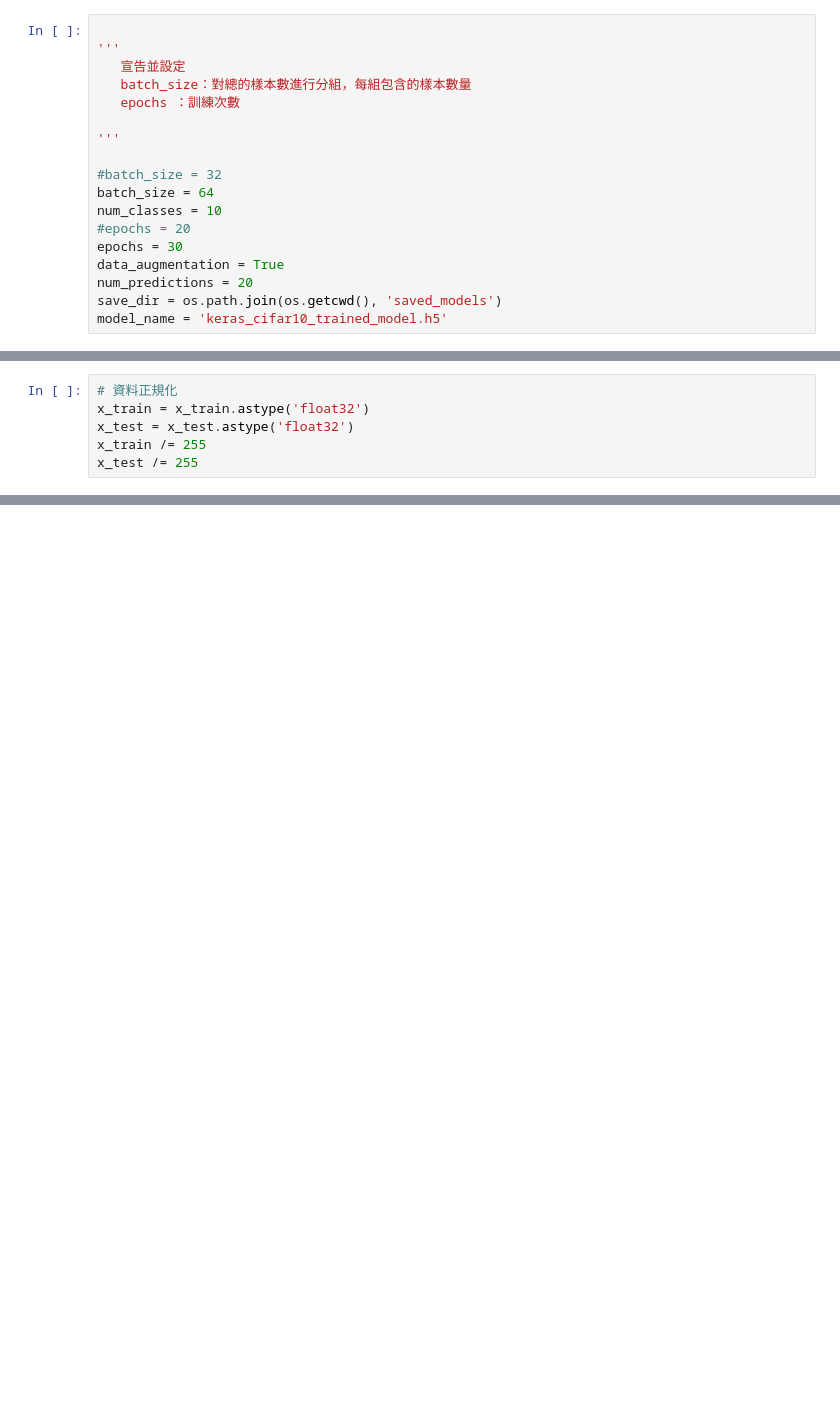
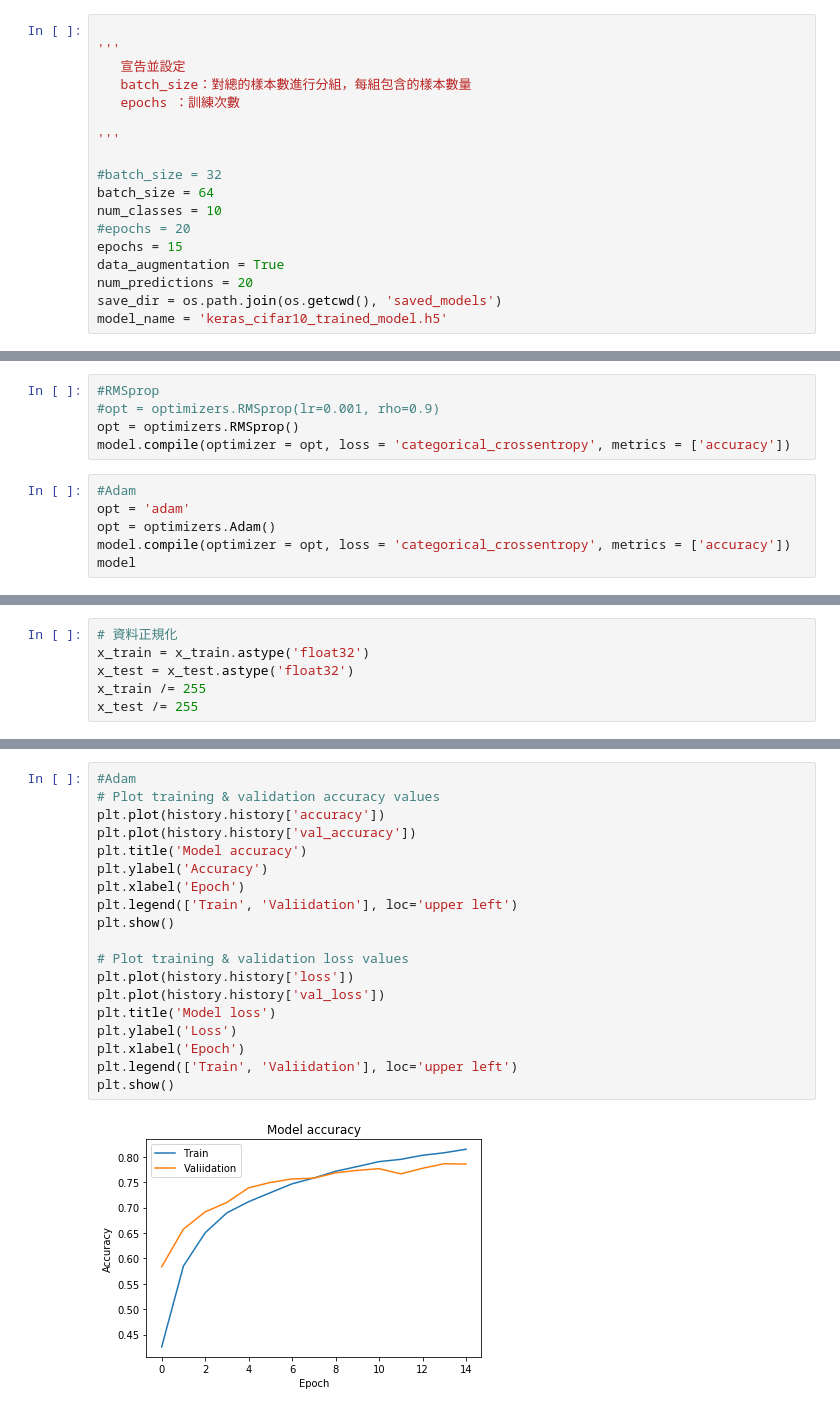
Before and after one commit to hsienhsin/3rd-ML100Days, a Jupyter notebook: homework/Day_076-optimizer_HW.ipynb, the cells around one changed output, grey strips where cells are left out. Drawn from its saved outputs; the diff is of its cells as text; blank space fills up the shorter version.

```diff
--- a/homework/Day_076-optimizer_HW.ipynb
+++ b/homework/Day_076-optimizer_HW.ipynb
@@ -36,7 +39,7 @@ import tensorflow as tf
 batch_size = 64
 num_classes = 10
 #epochs = 20
-epochs = 30
+epochs = 15
 data_augmentation = True
 num_predictions = 20
 save_dir = os.path.join(os.getcwd(), 'saved_models')
@@ -138 +139,12 @@ opt = optimizers.SGD(lr=0.001, decay=1e-6, momentum=0.9, nesterov=True)
 model.compile(optimizer = opt, loss = 'categorical_crossentropy', metrics = ['accuracy'])
+# %%
+#RMSprop
+#opt = optimizers.RMSprop(lr=0.001, rho=0.9)
+opt = optimizers.RMSprop()
+model.compile(optimizer = opt, loss = 'categorical_crossentropy', metrics = ['accuracy'])
+# %%
+#Adam
+opt = 'adam'
+opt = optimizers.Adam()
+model.compile(optimizer = opt, loss = 'categorical_crossentropy', metrics = ['accuracy'])
+model
@@ -274,0 +307,21 @@ plt.show()
+# %%
+#Adam
+# Plot training & validation accuracy values
+plt.plot(history.history['accuracy'])
+plt.plot(history.history['val_accuracy'])
+plt.title('Model accuracy')
+plt.ylabel('Accuracy')
+plt.xlabel('Epoch')
+plt.legend(['Train', 'Valiidation'], loc='upper left')
+plt.show()
+
+# Plot training & validation loss values
+plt.plot(history.history['loss'])
+plt.plot(history.history['val_loss'])
+plt.title('Model loss')
+plt.ylabel('Loss')
+plt.xlabel('Epoch')
+plt.legend(['Train', 'Valiidation'], loc='upper left')
+plt.show()
+# %% [output]
+[figure, added]
```
Also changed, not shown: parts of 13 cells of this notebook.
